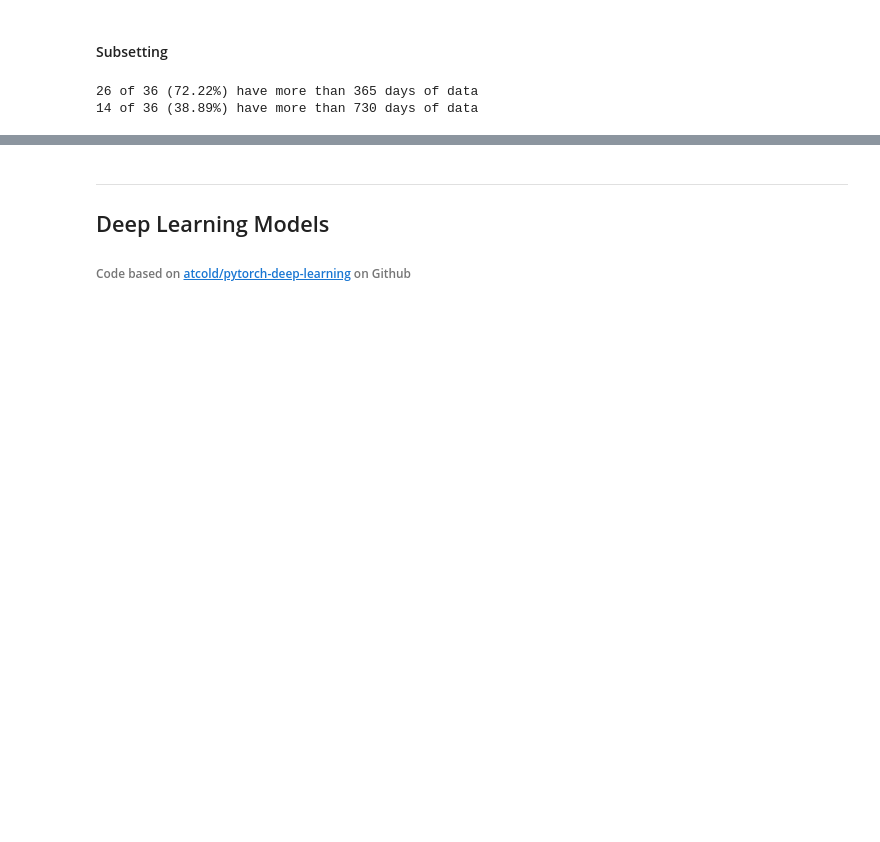
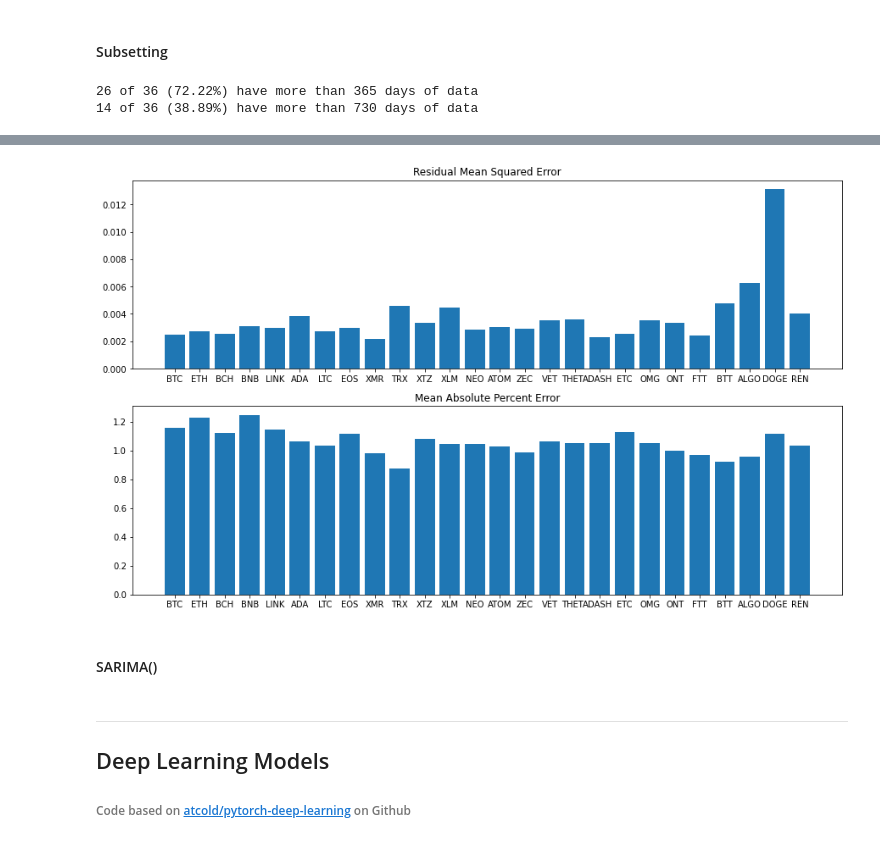
Before and after one commit to 0xHarrington/crypto-comovement, a Jupyter notebook: latent_factors.ipynb, the cells around one changed output, grey strips where cells are left out. Saved outputs shown, nothing was run; the diff lists cells and outputs as text; code cells hidden in the pictures; blank space fills up the shorter version.

```diff
--- a/latent_factors.ipynb
+++ b/latent_factors.ipynb
@@ -111,3 +249,27 @@ print("{0} of {1} ({2}%) have more than {3} days of data".format(n2, nall, p2, 2
+# %%
+from statsmodels.tools.eval_measures import rmse
+rmses, mapes = {}, {}
+for coin, residual in residuals.items():
+    y = test_ts[coin]
+    yhat = preds[coin]
+    yhat.index = test_ts.index
+    rmses[coin] = rmse(yhat, y)
+    mape = np.abs((y - yhat) / y)
+    ind = np.where(mape == np.inf)[0]
+    mape[ind] = -yhat[ind]
+    mapes[coin] = np.mean(mape)
+#     print(mapes[coin], rmses[coin])
+# %%
+fig, axs = plt.subplots(2, 1, figsize=(15, 9))
+axs[0].bar(list(rmses.keys()), list(rmses.values()), align='center')
+axs[1].bar(list(mapes.keys()), list(mapes.values()), align='center')
+axs[0].set_title("Residual Mean Squared Error")
+axs[1].set_title("Mean Absolute Percent Error")
+plt.show()
+# %% [output]
+[figure, added]
+# %% [markdown]
+#### SARIMA()
 # %% [markdown]
 ---
 ## Deep Learning Models
```
Also changed, not shown: parts of 24 cells of this notebook.
